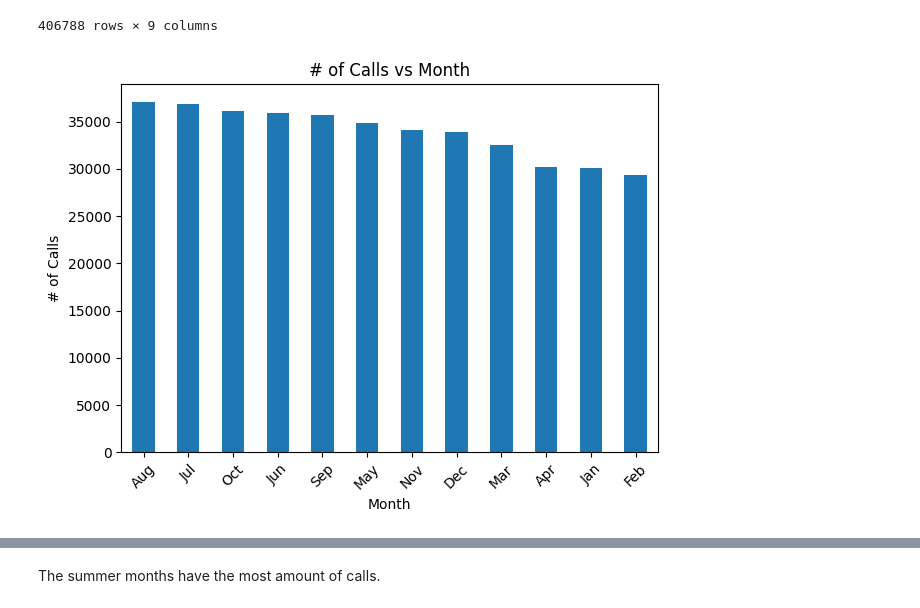
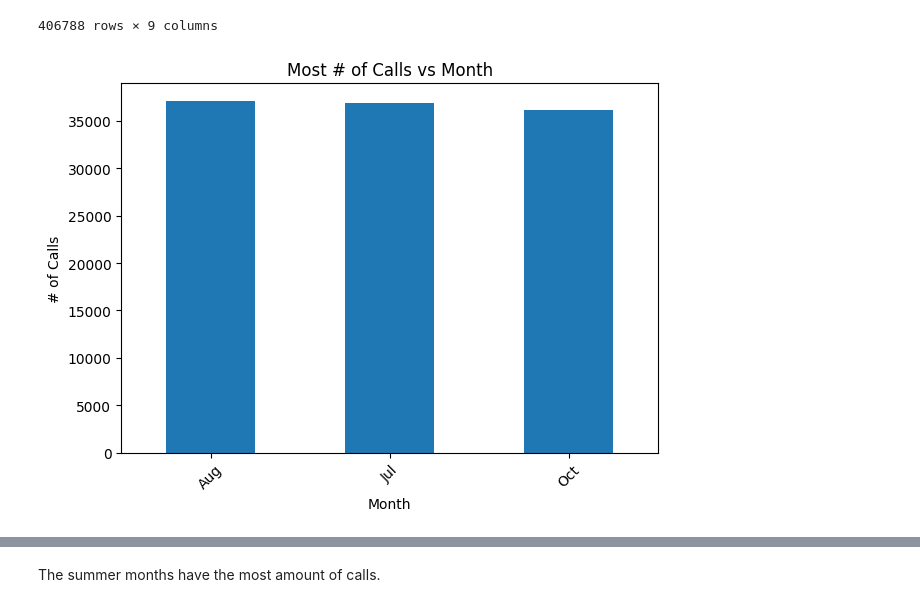
Before and after one commit to 10ken/staffing_crime_rate, a Jupyter notebook: crime_eda_qa.ipynb, the cells around one changed output, grey strips where cells are left out. Saved outputs shown, nothing was run; the diff lists cells and outputs as text; code cells hidden in the pictures.

Commit message:
complete data nalysis with plots

```diff
--- a/crime_eda_qa.ipynb
+++ b/crime_eda_qa.ipynb
@@ -295,12 +295,13 @@ crime_df
 | 410259 | 2022-12-31 | 21:51:59 | 5 | 52 | IMPAIRED | 2022 | Dec | 31 | 21 |
 406788 rows × 9 columns
 # %%
-crime_df['month'].value_counts().plot(kind='bar')
+bottom_3_months = crime_df['month'].value_counts().head(3)
+bottom_3_months.plot(kind='bar')
 plt.xticks(rotation=45)
-plt.title('# of Calls vs Month')
+plt.title('Most # of Calls vs Month')
 plt.xlabel("Month")
 plt.ylabel("# of Calls")
 plt.tight_layout()
 plt.show()
 # %% [output]
-[figure, old version]
+[figure, new version]
```
Also changed, not shown: parts of 36 cells of this notebook, 1 other file.
